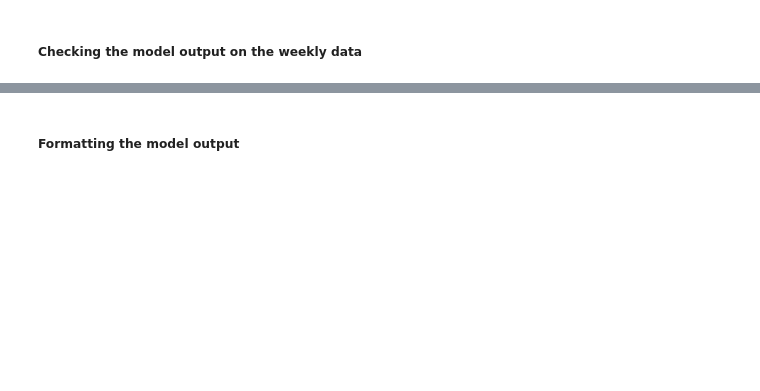
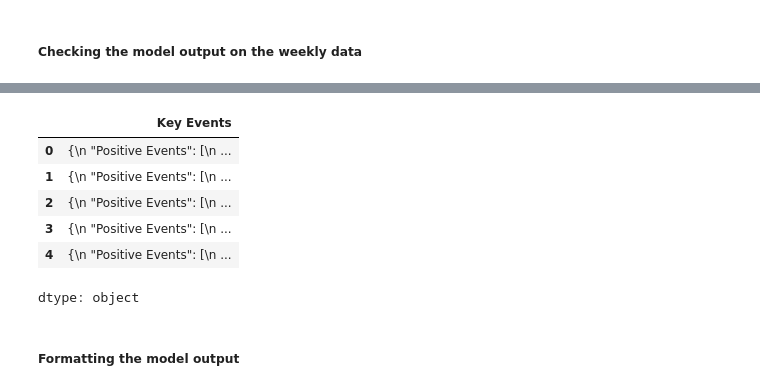
Before and after one commit to braju78/pythonFundamentals, a Jupyter notebook: Week6 Project - Stock market analysis/NLP_Project_Low_Code-2.ipynb, the cells around one changed output, grey strips where cells are left out. Drawn from its saved outputs; the diff is of its cells as text; code cells hidden in the pictures; blank space fills up the shorter version.

```diff
--- a/Week6 Project - Stock market analysis/NLP_Project_Low_Code-2.ipynb
+++ b/Week6 Project - Stock market analysis/NLP_Project_Low_Code-2.ipynb
@@ -1048,7 +1097,7 @@ tqdm.pandas()
 # %% [markdown]
 #### Loading the data
 # %%
-stock_news = pd.read_csv("_____") #Complete the code to load the dataset
+stock_news = pd.read_csv("stock_news.csv") #Complete the code to load the dataset
 # %%
 data = stock_news.copy()
 # %% [markdown]
@@ -1059,8 +1108,8 @@ model_basename = "mistral-7b-instruct-v0.2.Q6_K.gguf"
 
 
 model_path = hf_hub_download(
-    repo_id=_____, # Complete the code to mention the repo_id
-    filename=_____ # Complete the code to mention the filename
+    repo_id=model_name_or_path, # Complete the code to mention the repo_id
+    filename=model_basename # Complete the code to mention the filename
 )
 # %%
 #uncomment the below snippet of code if the runtime is connected to GPU.
@@ -1188,10 +1259,10 @@ def response_mistral_1(prompt, news):
       News Articles: {news}
       [/INST]
       """,
-      max_tokens=_____, #Complete the code to set the maximum number of tokens the model should generate for this task.
-      temperature=_____, #Complete the code to set the value for temperature.
-      top_p=_____, #Complete the code to set the value for top_p
-      top_k=_____, #Complete the code to set the value for top_k
+      max_tokens=200, #Complete the code to set the maximum number of tokens the model should generate for this task.
+      temperature=0.1, #Complete the code to set the value for temperature.
+      top_p=0.9, #Complete the code to set the value for top_p
+      top_k=40, #Complete the code to set the value for top_k
       echo=False,
     )
 
@@ -1208,7 +1301,19 @@ news
 # %%
 #Complete the code to define the prompt for this task
 prompt = """
-    <wrtie your prompt here>
+    You are an expert financial analyst specializing in stock market analysis.  Your task is to analyze a collection of news headlines related to a particular stock and identify the top three most impactful positive and negative events of the week.
+
+Instructions:
+1. Carefully read all the provided news headlines.
+2. Identify events or news items that are likely to significantly influence the stock price.  Focus on key information such as earnings reports, mergers and acquisitions, regulatory changes, product announcements, or any other major developments.
+3. Classify each significant event as either positive or negative based on its potential impact on the stock's value.
+4. Select the top three most impactful positive events and the top three most impactful negative events from the week.
+5. Summarize each event briefly and concisely.
+6. Provide the output in JSON format. The JSON should contain two keys: "Positive Events" and "Negative Events."  Each key should have a value that is a list of three strings, each string representing a concise summary of a key event.  If there are fewer than three events of either type, include placeholder text like "Not enough information available" for the remaining items in the list.
+
+
+Output Format:
+
 """
 # %%
 %%time
@@ -1222,5 +1343,13 @@ data_1['Key Events'] = data_1['News'].progress_apply(lambda x: response_mistral_
 # %%
-data_1["_____"]._____ #Complete the code to print the first 5 rows of the 'Key_Events' column
+data_1['Key Events'].head() #Complete the code to print the first 5 rows of the 'Key_Events' column
+# %% [output]
+|  | Key Events |
+| 0 | {\n "Positive Events": [\n ... |
+| 1 | {\n "Positive Events": [\n ... |
+| 2 | {\n "Positive Events": [\n ... |
+| 3 | {\n "Positive Events": [\n ... |
+| 4 | {\n "Positive Events": [\n ... |
+dtype: object
 # %% [markdown]
 ##### Formatting the model output
 # %%
```
Also changed, not shown: parts of 21 cells of this notebook.
